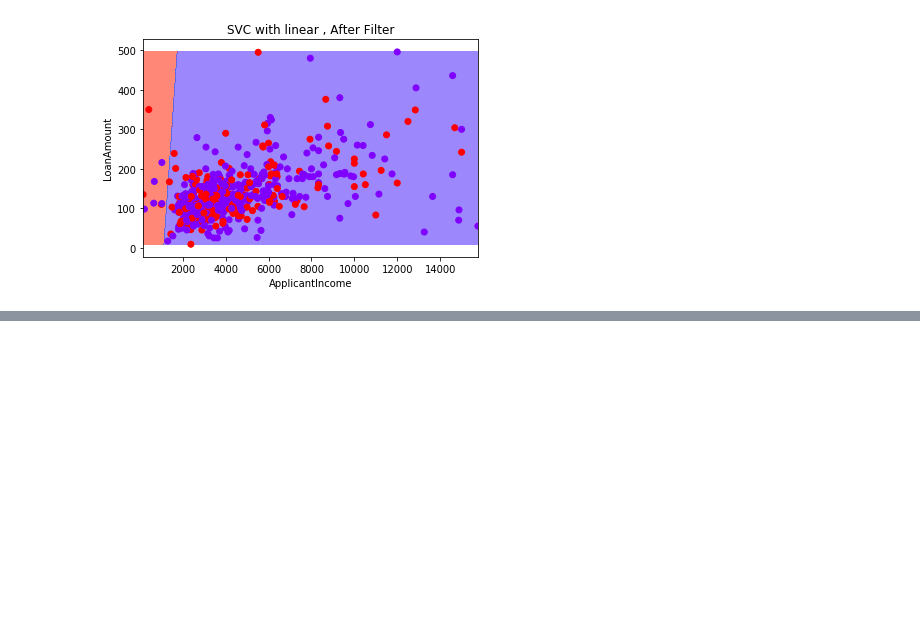
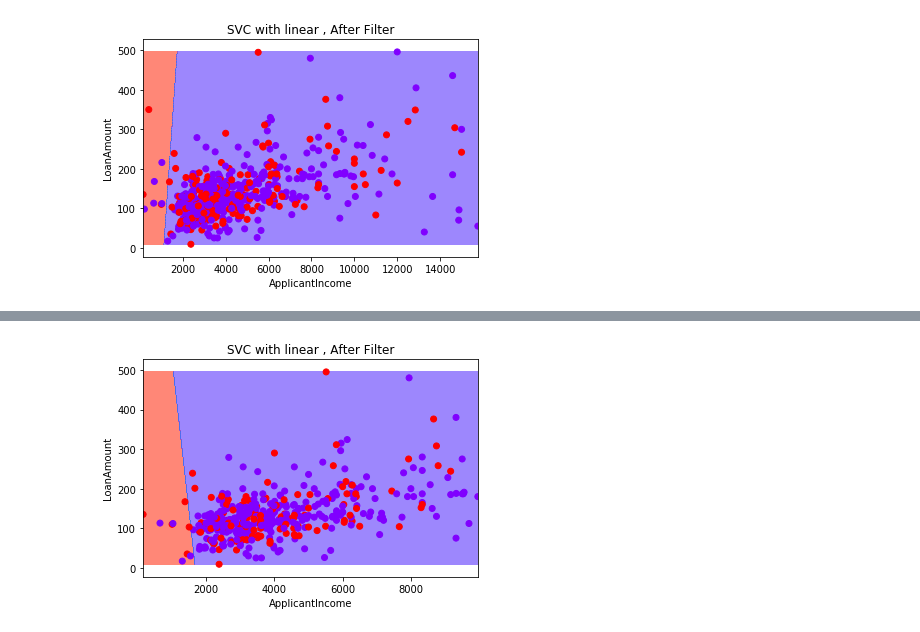
Before and after one commit to DSPavan/PyClassNotes, a Jupyter notebook: SVMCreditRiskPy.ipynb, the cells around one changed output, grey strips where cells are left out. Saved outputs shown, nothing was run; the diff lists cells and outputs as text; code cells hidden in the pictures; blank space fills up the shorter version.

```diff
--- a/SVMCreditRiskPy.ipynb
+++ b/SVMCreditRiskPy.ipynb
@@ -753,0 +793,4 @@ plt.show()
+# %%
+df2 = df.dropna()
+#print(sales2)
+print(df2.shape)
@@ -753,0 +799,13 @@ plt.show()
+# %%
+print(df2.shape)
+df2 = df2.query('ApplicantIncome < 10000')
+
+print(df2.shape)
+X = df2.iloc[:,[6,8]]
+print(X.head())
+
+df2 = pd.get_dummies(df2.drop(['Loan_ID'],axis=1) ,drop_first=True)
+df2.head()
+
+Y = df2.iloc[:,-1]
+print(Y.head())
@@ -753,0 +827,27 @@ plt.show()
+# %%
+from sklearn import svm
+C = 1.0 # SVM regularization parameter
+svc = svm.SVC(kernel='linear', C=1,gamma=1).fit(X, Y)
+# create a mesh to plot in
+x_min, x_max = X.iloc[:, 0].min() - 1, X.iloc[:, 0].max() + 1
+y_min, y_max = X.iloc[:, 1].min() - 1, X.iloc[:, 1].max() + 1
+h = (x_max / x_min)/100
+
+#print(x_min, x_max, h)
+
+xx, yy = np.meshgrid(np.arange(x_min, x_max, h), np.arange(y_min, y_max, h))
+#print(xx,yy)
+
+
+Z = svc.predict(np.c_[xx.ravel(), yy.ravel()])
+Z = Z.reshape(xx.shape)
+plt.contourf(xx, yy, Z, cmap=plt.cm.rainbow_r, alpha=0.6)
+
+plt.scatter(X.iloc[:, 0], X.iloc[:, 1], c=Y, cmap=plt.cm.rainbow_r)
+plt.xlabel('ApplicantIncome')
+plt.ylabel('LoanAmount')
+plt.xlim(xx.min(), xx.max())
+plt.title('SVC with linear , After Filter')
+plt.show()
+# %% [output]
+[figure, added]
```
Also changed, not shown: parts of 3 cells of this notebook.
